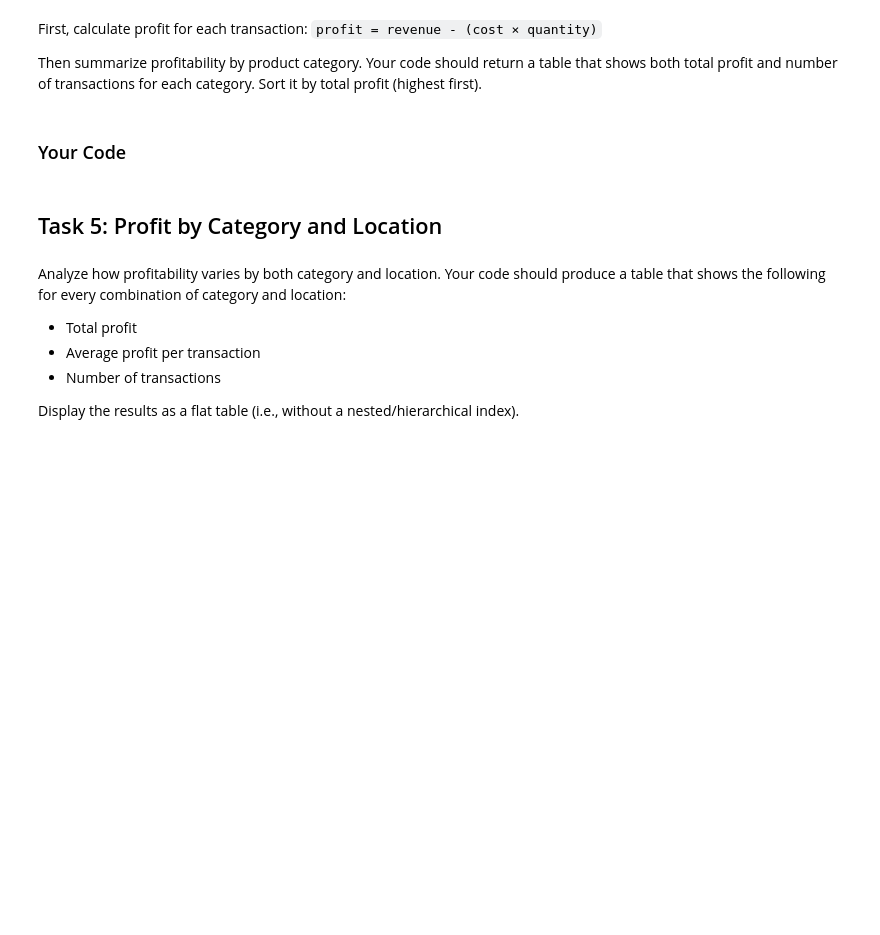
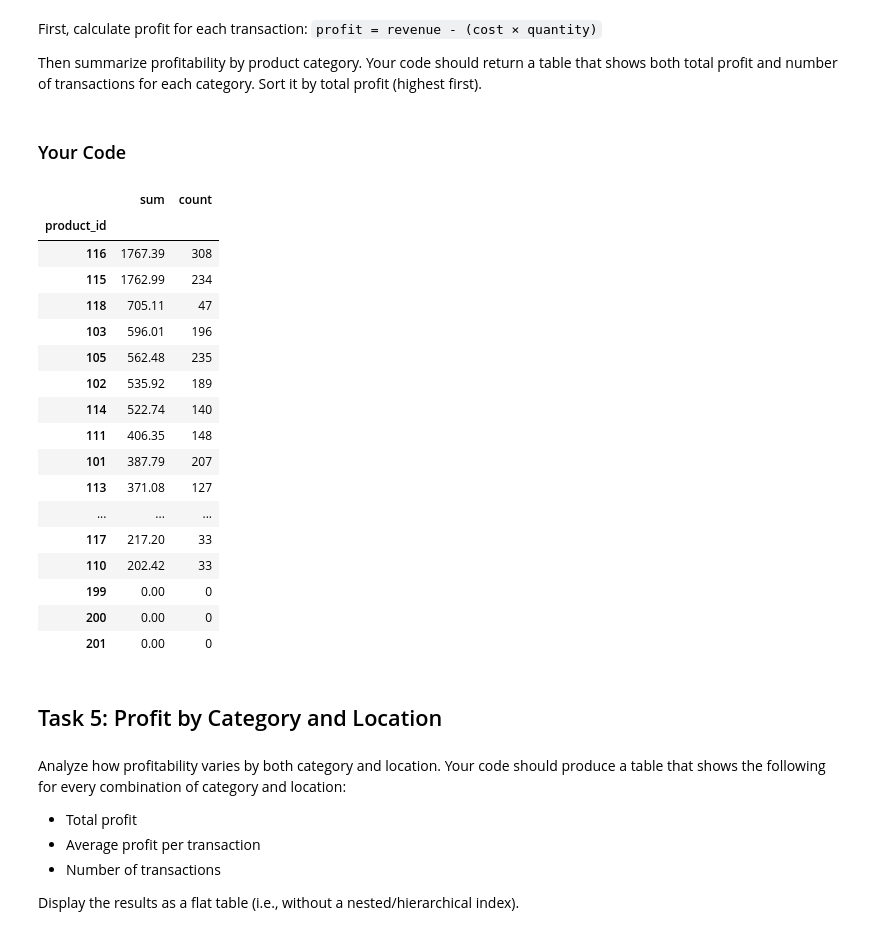
Before and after one commit to omf0008/py4eda-work, a Jupyter notebook: test2b/test_2b.ipynb, the cells around one changed output. Saved outputs shown, nothing was run; the diff lists cells and outputs as text; code cells hidden in the pictures; blank space fills up the shorter version.

```diff
--- a/test2b/test_2b.ipynb
+++ b/test2b/test_2b.ipynb
@@ -254,6 +254,31 @@ Then summarize profitability by product category. Your code should return a tabl
 ### Your Code
 # %%
 # Task 4: create profit column, then groupby with .agg()
+profit = sales_merge['revenue'] - (sales_merge['cost'] * sales_merge['quantity'])
+sales_merge['profit'] = profit
+sales_merge
+
+profit_sum = sales_merge.groupby('product_id').profit.agg(['sum', 'count'])
+profit_sum.sort_values('sum', ascending=False)
+# %% [output]
+|  | sum | count |
+| product_id |  |  |
+| 116 | 1767.39 | 308 |
+| 115 | 1762.99 | 234 |
+| 118 | 705.11 | 47 |
+| 103 | 596.01 | 196 |
+| 105 | 562.48 | 235 |
+| 102 | 535.92 | 189 |
+| 114 | 522.74 | 140 |
+| 111 | 406.35 | 148 |
+| 101 | 387.79 | 207 |
+| 113 | 371.08 | 127 |
+| ... | ... | ... |
+| 117 | 217.20 | 33 |
+| 110 | 202.42 | 33 |
+| 199 | 0.00 | 0 |
+| 200 | 0.00 | 0 |
+| 201 | 0.00 | 0 |
 # %% [markdown]
 ## Task 5: Profit by Category and Location
 # %% [markdown]
```
Also changed, not shown: parts of 2 cells of this notebook.
